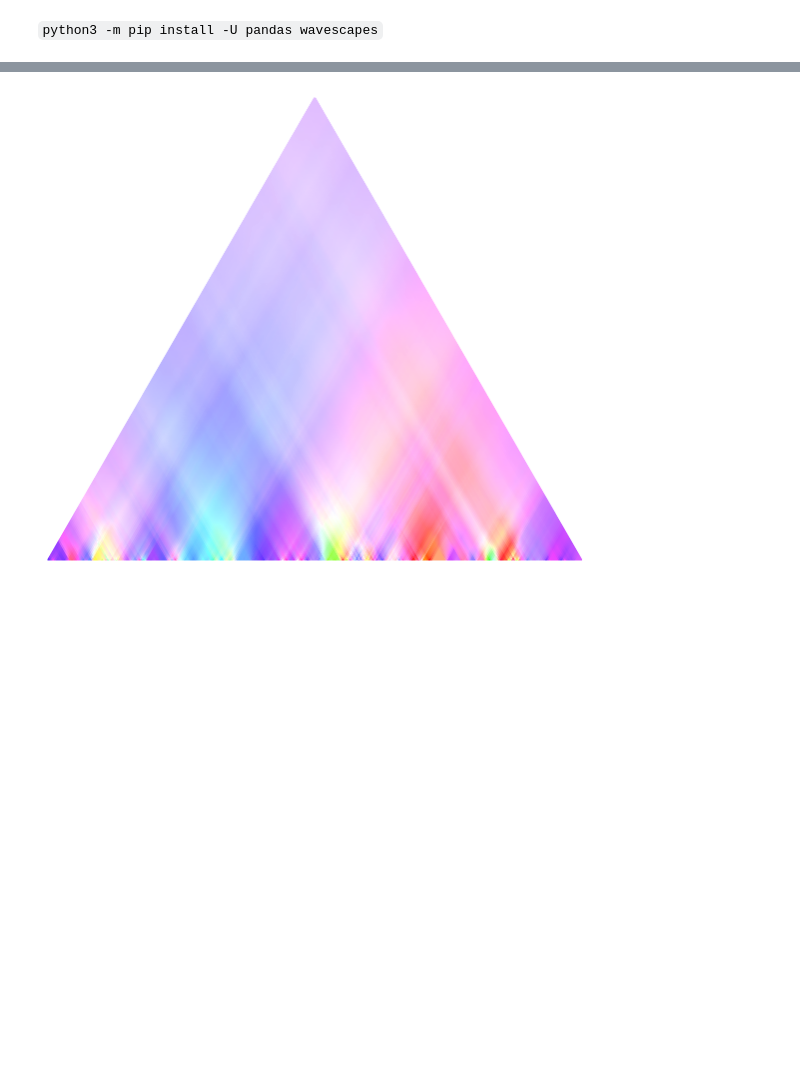
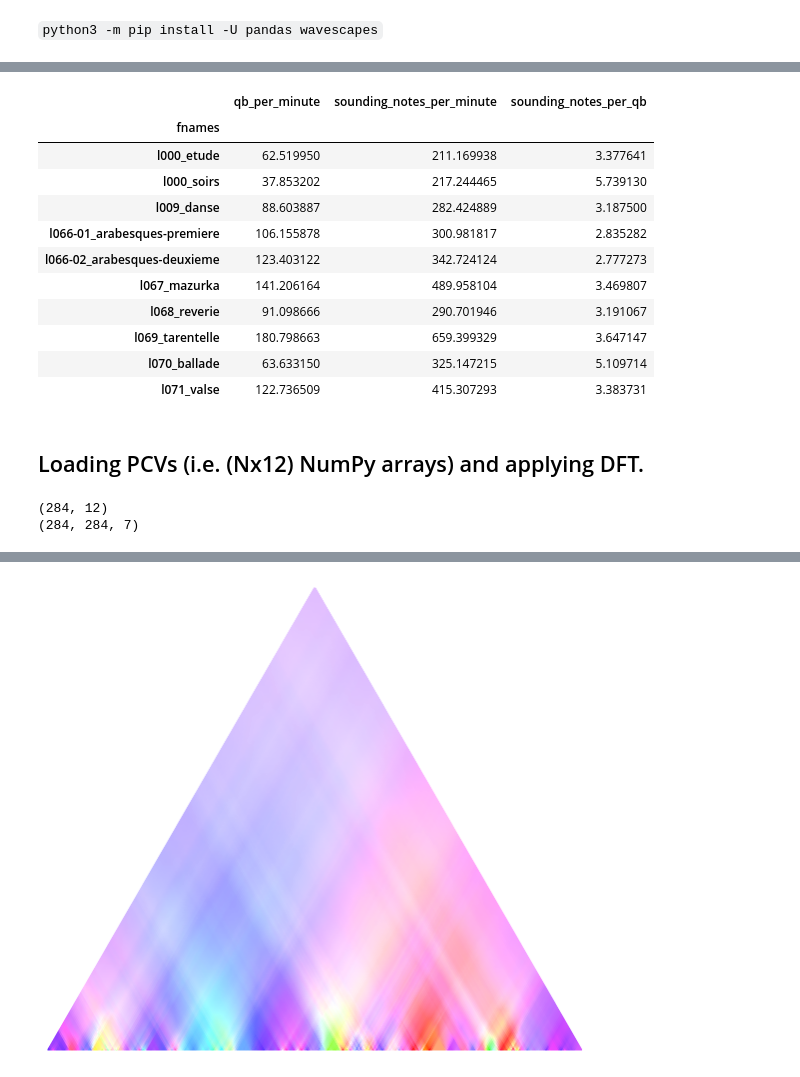
Before and after one commit to DCMLab/debussy, a Jupyter notebook: load_data.ipynb, the cells around one changed output, grey strips where cells are left out. Cells and saved outputs as stored; diff of their text form; code cells hidden in the pictures; blank space fills up the shorter version.

Commit message:
Brought load_data notebook up to date (use as template)

```diff
--- a/load_data.ipynb
+++ b/load_data.ipynb
@@ -92,0 +34,6 @@ dfts = {k: apply_dft_to_pitch_class_matrix(v.to_numpy()) for k, v in pcv_dfs.ite
+# %%
+with open('durations/spotify_median_durations.json', 'r', encoding='utf-8') as f:
+    durations = json.load(f)
+idx2key = pd.Series(metadata.index.str.split('_').map(lambda l: l[0][1:] if l[0] != 'l000' else l[1]), index=metadata.index)
+fname2duration = idx2key.map(durations)
+fname2duration.head(10)
@@ -92,0 +59,20 @@ dfts = {k: apply_dft_to_pitch_class_matrix(v.to_numpy()) for k, v in pcv_dfs.ite
+# %%
+fname2activity = pd.DataFrame(dict(
+    qb_per_minute = 60 * metadata.length_qb_unfolded / fname2duration,
+    sounding_notes_per_minute = 60 * metadata.all_notes_qb / fname2duration,
+    sounding_notes_per_qb = metadata.all_notes_qb / metadata.length_qb_unfolded,
+))
+fname2activity.head(10)
+# %% [output]
+|  | qb_per_minute | sounding_notes_per_minute | sounding_notes_per_qb |
+| fnames |  |  |  |
+| l000_etude | 62.519950 | 211.169938 | 3.377641 |
+| l000_soirs | 37.853202 | 217.244465 | 5.739130 |
+| l009_danse | 88.603887 | 282.424889 | 3.187500 |
+| l066-01_arabesques-premiere | 106.155878 | 300.981817 | 2.835282 |
+| l066-02_arabesques-deuxieme | 123.403122 | 342.724124 | 2.777273 |
+| l067_mazurka | 141.206164 | 489.958104 | 3.469807 |
+| l068_reverie | 91.098666 | 290.701946 | 3.191067 |
+| l069_tarentelle | 180.798663 | 659.399329 | 3.647147 |
+| l070_ballade | 63.633150 | 325.147215 | 5.109714 |
+| l071_valse | 122.736509 | 415.307293 | 3.383731 |
@@ -92,0 +84,2 @@ dfts = {k: apply_dft_to_pitch_class_matrix(v.to_numpy()) for k, v in pcv_dfs.ite
+# %% [markdown]
+## Loading PCVs (i.e. (Nx12) NumPy arrays) and applying DFT.
@@ -92,0 +88,8 @@ dfts = {k: apply_dft_to_pitch_class_matrix(v.to_numpy()) for k, v in pcv_dfs.ite
+# %%
+pcvs = get_pcvs('./pcvs')
+dfts = apply_dft_to_all(pcvs)
+print(pcvs[example_fname].shape)
+print(dfts[example_fname].shape)
+# %% [output]
+(284, 12)
+(284, 284, 7)
```
Also changed, not shown: parts of 21 cells of this notebook, 1 other file.
